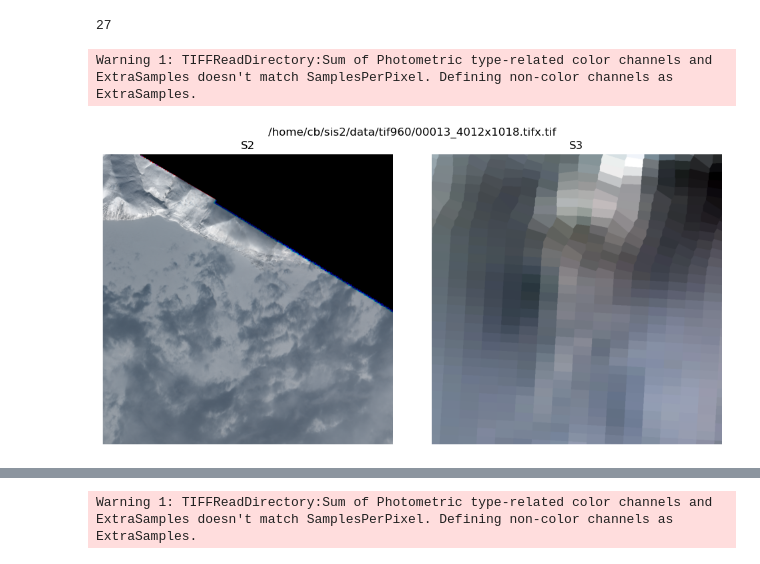
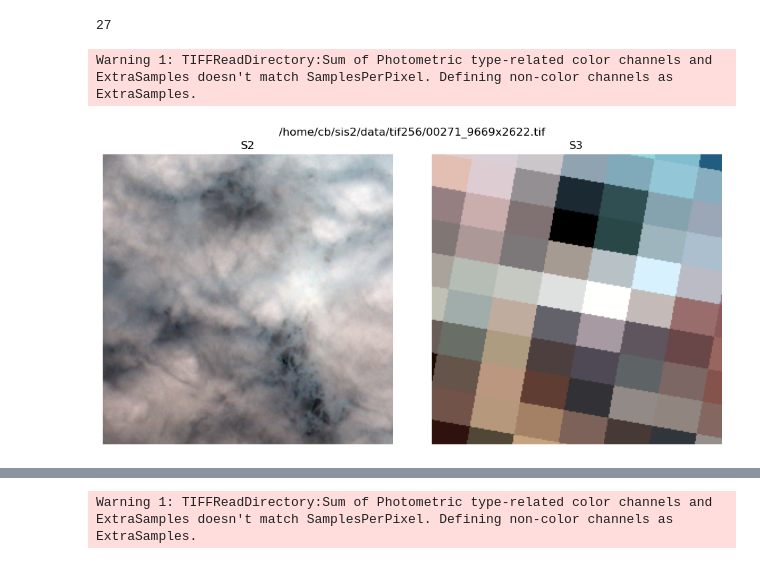
Before and after one commit to ucabcbo/ARISGAN, a Jupyter notebook: preprocessing/single_tiff.ipynb, the cells around one changed output, grey strips where cells are left out. Cells and saved outputs as stored; diff of their text form; code cells hidden in the pictures.

```diff
--- a/preprocessing/single_tiff.ipynb
+++ b/preprocessing/single_tiff.ipynb
@@ -36,15 +36,17 @@ To enable them in other operations, rebuild TensorFlow with the appropriate comp
 # %%
 # TIF_FILENAME='/home/cb/sis2/data/tif256/00013_2883x1056.tif_tfcreated'
 # TIF_FILENAME='/home/cb/sis2/data/tif256/00000_3927x1578.tif'
-TIF_FILENAME='/home/cb/sis2/data/tif960/00013_4012x1018.tifx.tif'
+# TIF_FILENAME='/home/cb/sis2/data/tif960/00016_3014x7006.tifx.tif'
+# TIF_FILENAME='/home/cb/sis2/data/tif960/00080_20x5010.tifx.tif'
+TIF_FILENAME='/home/cb/sis2/data/tif256/00271_9669x2622.tif'
 
 # raw_tiff = rasterio.open('/home/cb/sis2/data/temp4.tif')
 # raw_tiff = rasterio.open('/home/cb/sis2/data/tif960/00012_1018x20.tif')
 # raw_tiff = rasterio.open('/home/cb/sis2/data/tif256/00034_6798x534.tif')
 raw_tiff = rasterio.open(TIF_FILENAME)
 print(raw_tiff.count)
-toolbox.plot_tiff_sbs(raw_tiff, title=TIF_FILENAME)
+tbx.plot_tiff_sbs(raw_tiff, title=TIF_FILENAME)
 # %% [output]
 27
 Warning 1: TIFFReadDirectory:Sum of Photometric type-related color channels and ExtraSamples doesn't match SamplesPerPixel. Defining non-color channels as ExtraSamples.
-[figure, old version]
+[figure, new version]
```
Also changed, not shown: parts of 5 cells of this notebook, 25 other files.
